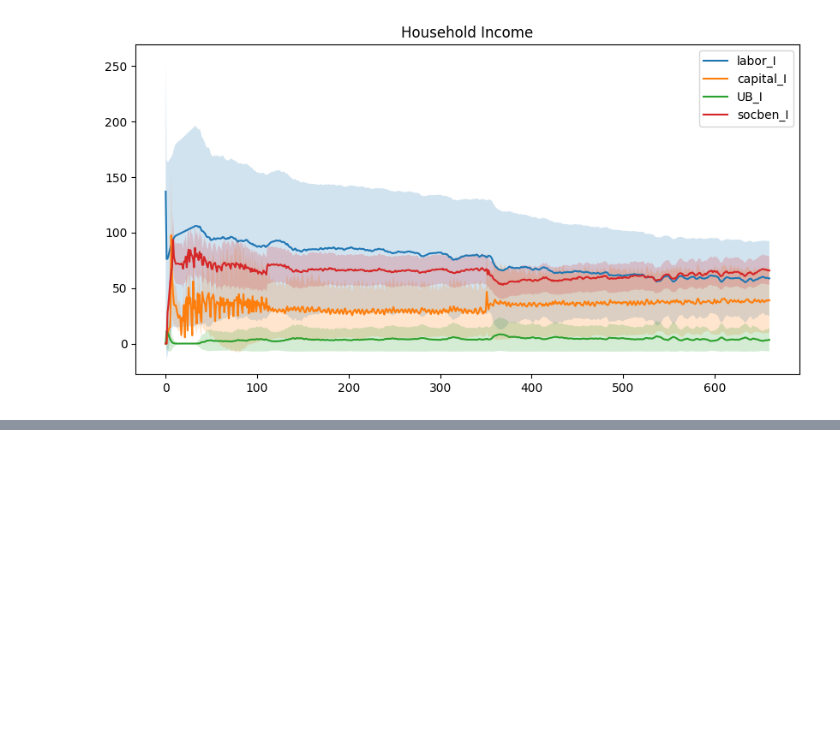
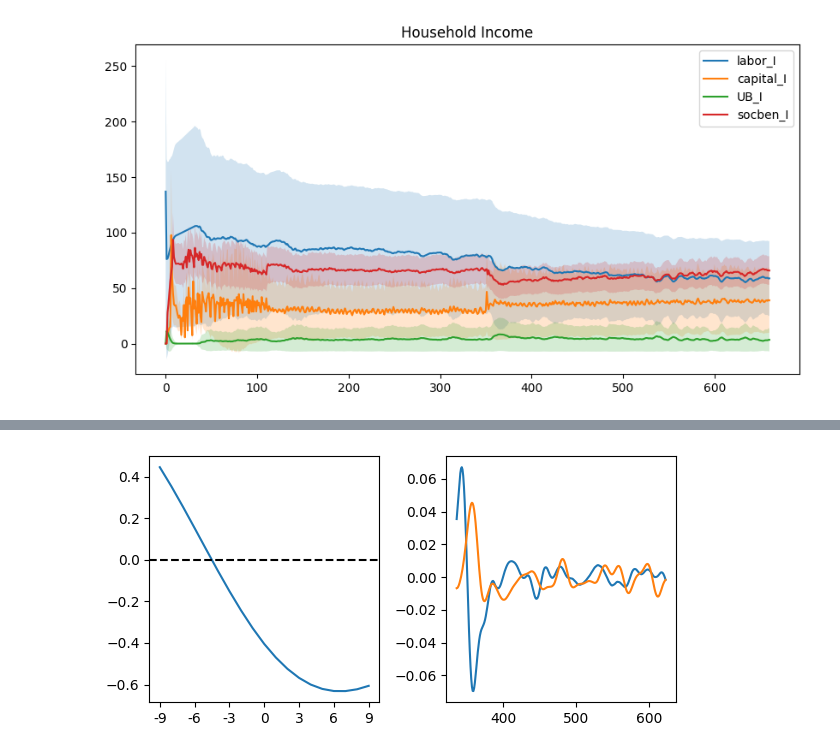
Before and after one commit to Tarsatir/Capsule_Climate, a Jupyter notebook: plotting/plot_runoutput.ipynb, the cells around one changed output, grey strips where cells are left out. Saved outputs shown, nothing was run; the diff lists cells and outputs as text; code cells hidden in the pictures; blank space fills up the shorter version.

```diff
--- a/plotting/plot_runoutput.ipynb
+++ b/plotting/plot_runoutput.ipynb
@@ -41,0 +89,6 @@ plt.show()
+# %%
+x = df_model.GDP / df_model.CPI_cp
+y = df_model.w_avg
+plot_ccf(np.log(x), y)
+# %% [output]
+[figure, added]
```
Also changed, not shown: parts of 10 cells of this notebook, 17 other files.
